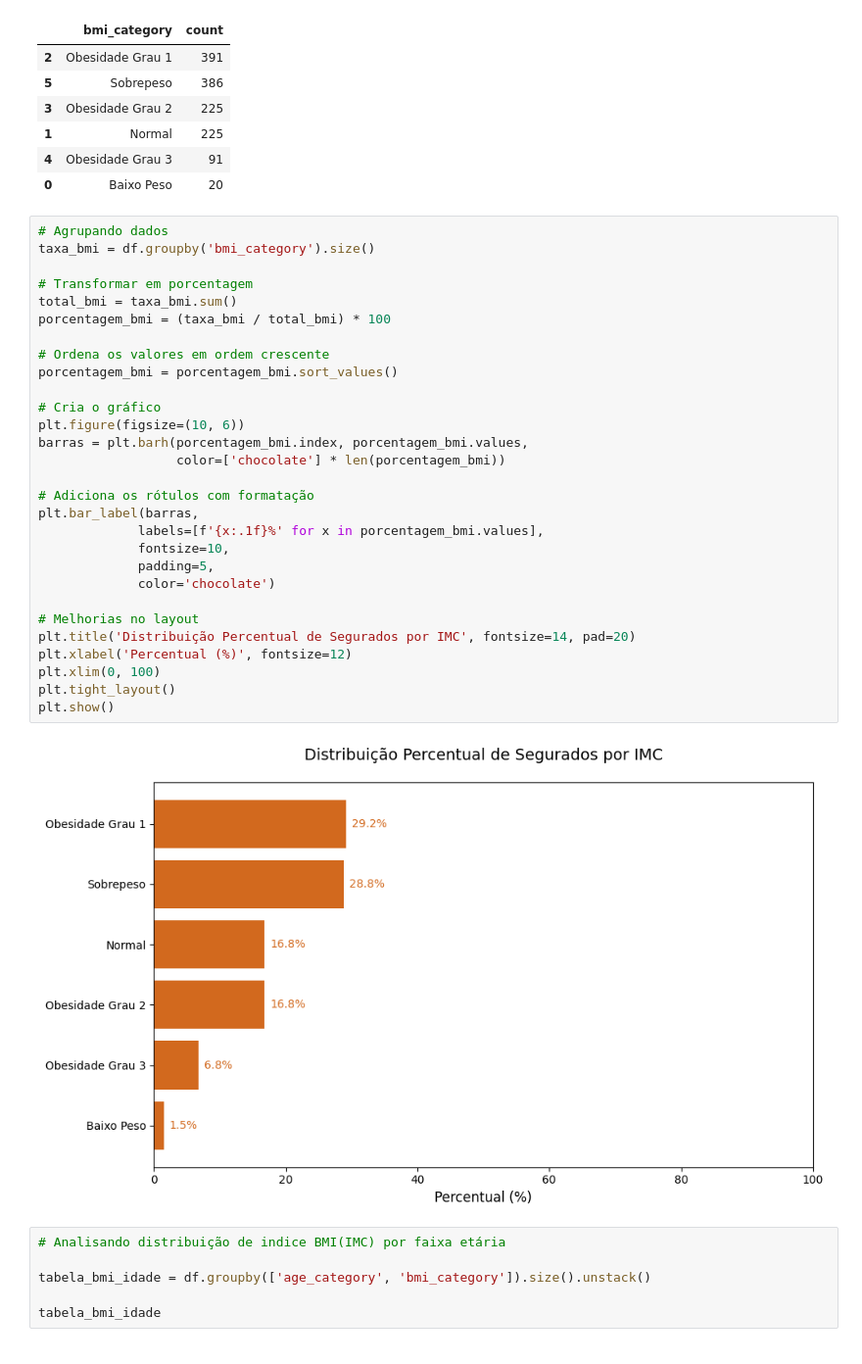
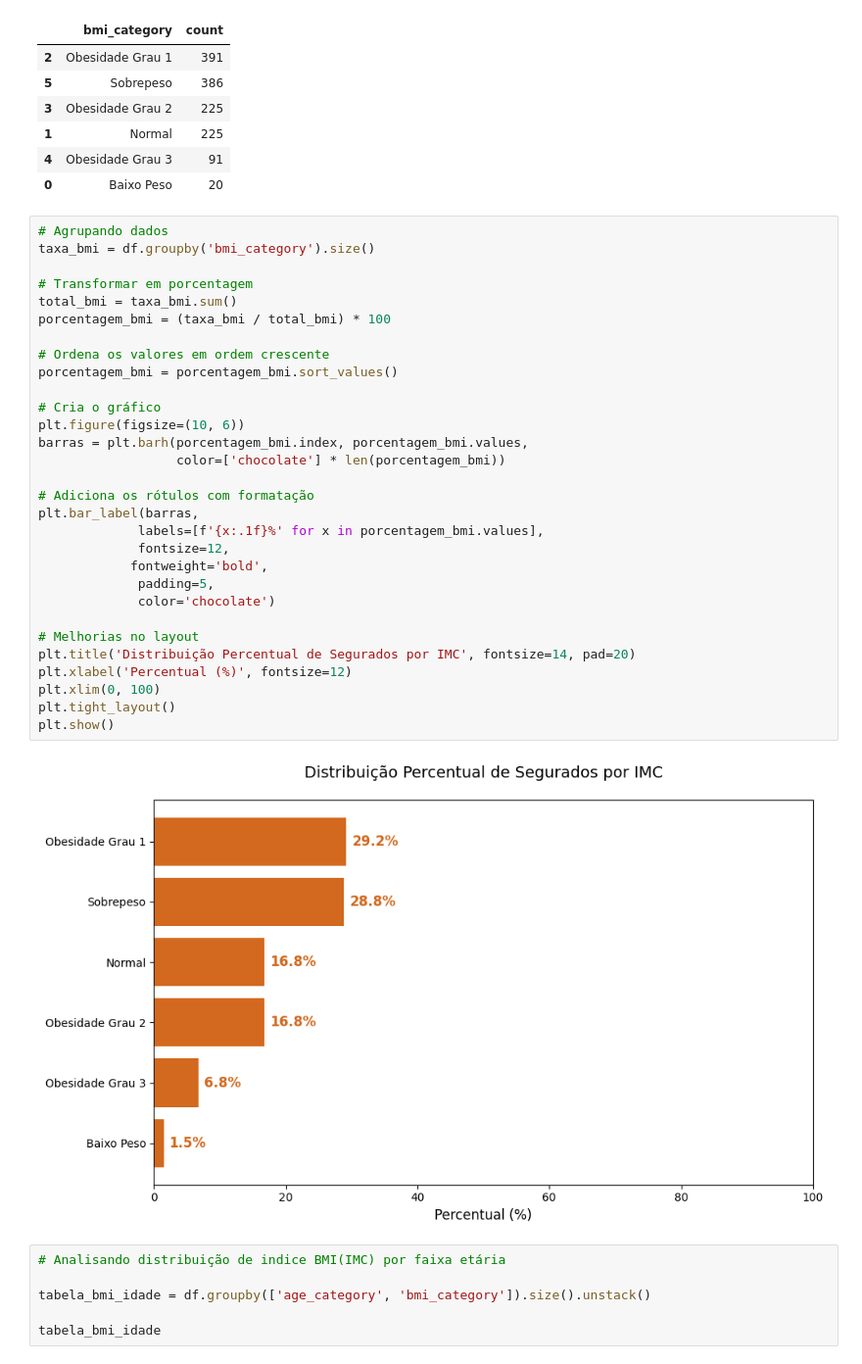
Before and after one commit to fabiobaroliveira/projeto_seguradora_seguro_saude, a Jupyter notebook: analise_exploratoria_seguro_saude.ipynb, the cells around one changed output. Shown: that part at 98% size. Saved outputs shown, nothing was run; the diff lists cells and outputs as text.

```diff
--- a/analise_exploratoria_seguro_saude.ipynb
+++ b/analise_exploratoria_seguro_saude.ipynb
@@ -365,34 +366,35 @@ display(taxa_bmi)
 # %%
 # Agrupando dados
 taxa_bmi = df.groupby('bmi_category').size()
 
 # Transformar em porcentagem
 total_bmi = taxa_bmi.sum()
 porcentagem_bmi = (taxa_bmi / total_bmi) * 100
 
 # Ordena os valores em ordem crescente
 porcentagem_bmi = porcentagem_bmi.sort_values()
 
 # Cria o gráfico
 plt.figure(figsize=(10, 6))
 barras = plt.barh(porcentagem_bmi.index, porcentagem_bmi.values,
                   color=['chocolate'] * len(porcentagem_bmi))
 
 # Adiciona os rótulos com formatação
 plt.bar_label(barras,
              labels=[f'{x:.1f}%' for x in porcentagem_bmi.values],
-             fontsize=10,
+             fontsize=12,
+            fontweight='bold',
              padding=5,
              color='chocolate')
 
 # Melhorias no layout
 plt.title('Distribuição Percentual de Segurados por IMC', fontsize=14, pad=20)
 plt.xlabel('Percentual (%)', fontsize=12)
 plt.xlim(0, 100)
 plt.tight_layout()
 plt.show()
 # %% [output]
-[figure, old version]
+[figure, new version]
 # %%
 # Analisando distribuição de indice BMI(IMC) por faixa etária
 
```
Also changed, not shown: parts of 12 cells of this notebook.
